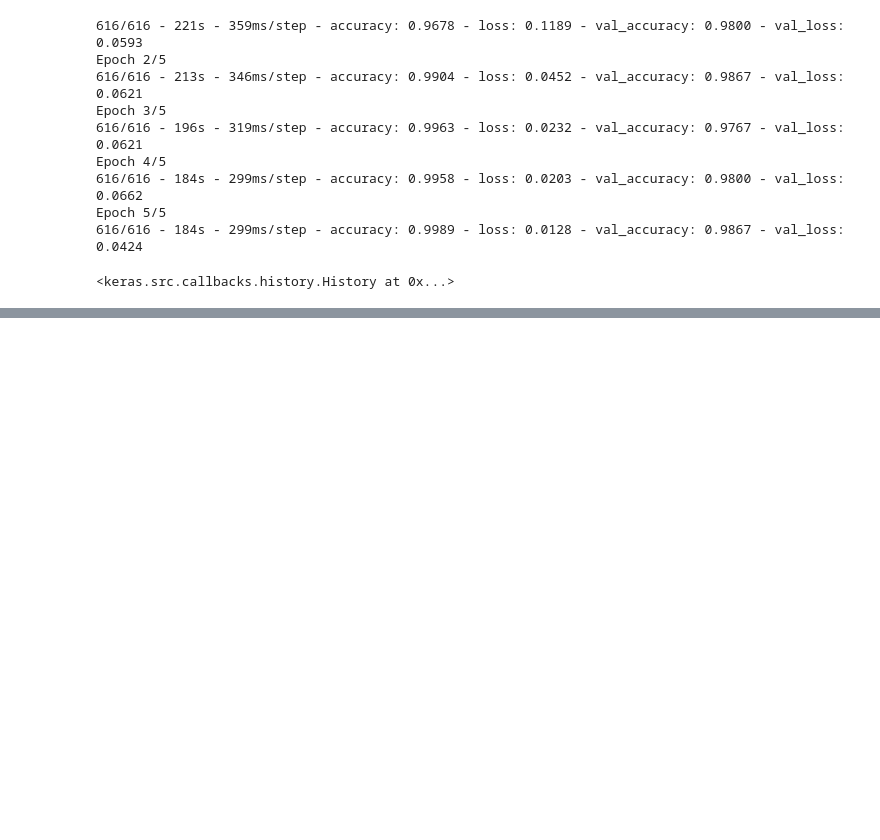
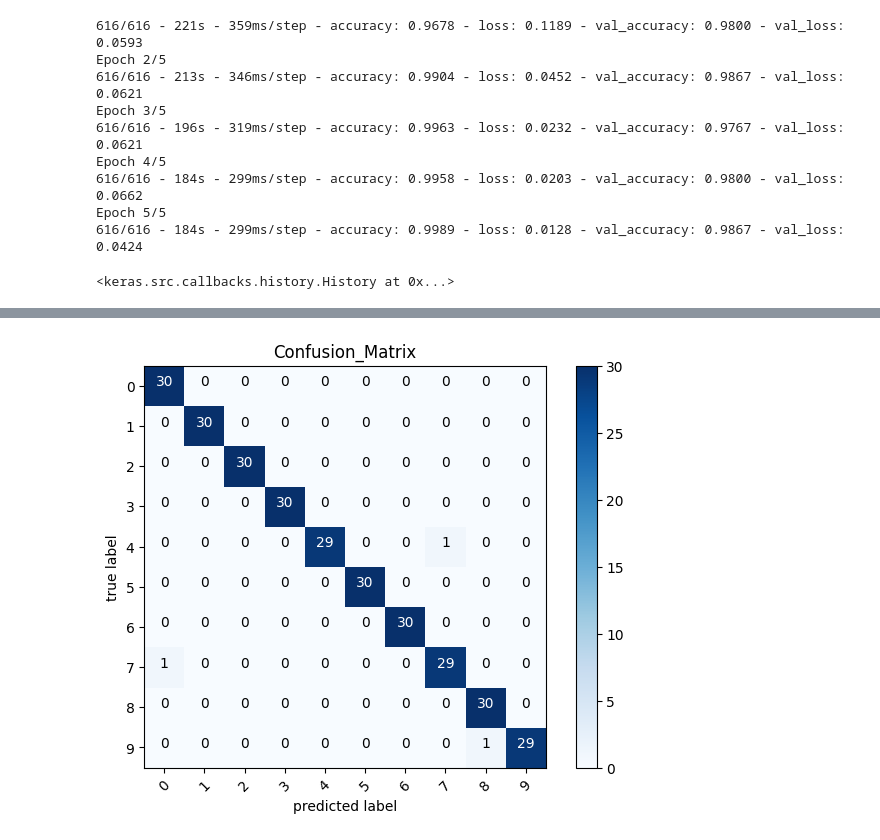
Before and after one commit to omarusama8882/CNN, a Jupyter notebook: cnn.ipynb, the cells around one changed output, grey strips where cells are left out. Cells and saved outputs as stored; diff of their text form; code cells hidden in the pictures; blank space fills up the shorter version.

```diff
--- a/cnn.ipynb
+++ b/cnn.ipynb
@@ -412,3 +412,6 @@ Epoch 4/5
 Epoch 5/5
 616/616 - 184s - 299ms/step - accuracy: 0.9989 - loss: 0.0128 - val_accuracy: 0.9867 - val_loss: 0.0424
 <keras.src.callbacks.history.History at 0x...>
+# %%
+predictions=model.predict(x=test_batches,verbose=0)
+print(predictions)
@@ -414,0 +432,26 @@ Epoch 5/5
+# %%
+rounded_pred=np.round(predictions)
+# %%
+import matplotlib.pyplot as plt
+
+def plot_conf_matrix(cm,classes,normalize=False,title='confusionmatrix',cmap=plt.cm.Blues):
+    plt.imshow(cm,cmap=cmap)
+    plt.title(title)
+    plt.colorbar()
+    tick_marks=np.arange(len(classes))
+    plt.xticks(tick_marks,classes,rotation=45)
+    plt.yticks(tick_marks,classes)
+    thresh=cm.max()/2
+    for i,j in itertools.product(range(cm.shape[0]),range(cm.shape[1])):
+        plt.text(j,i,cm[i,j],horizontalalignment='center',color='white' if cm[i,j]>thresh else 'black')
+    plt.tight_layout()
+    plt.ylabel('true label')
+    plt.xlabel('predicted label')
+# %%
+from sklearn.metrics import confusion_matrix
+test_labels=test_batches.classes
+cm=confusion_matrix(y_true=test_labels,y_pred=rounded_pred.argmax(axis=1))
+cm_plot_labels=['0','1','2','3','4','5','6','7','8','9']
+plot_conf_matrix(cm=cm,classes=cm_plot_labels,title='Confusion_Matrix')
+# %% [output]
+[figure, added]
```
Also changed, not shown: parts of 1 cell of this notebook.
